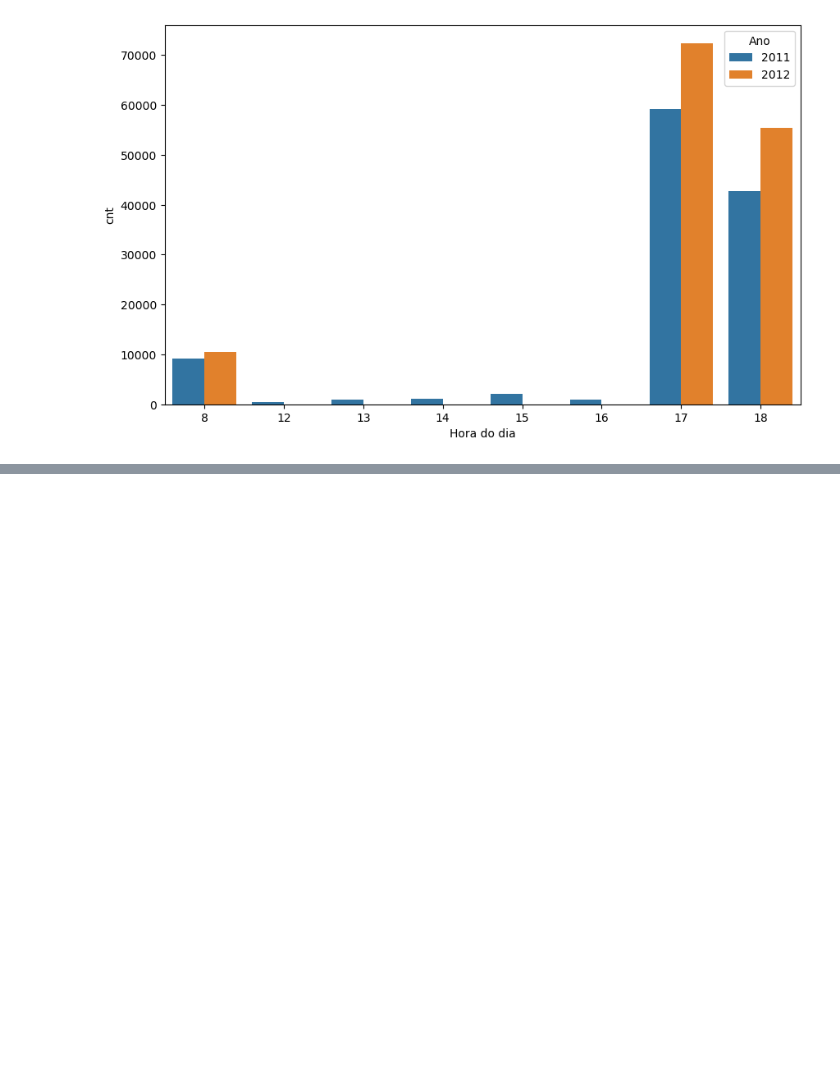
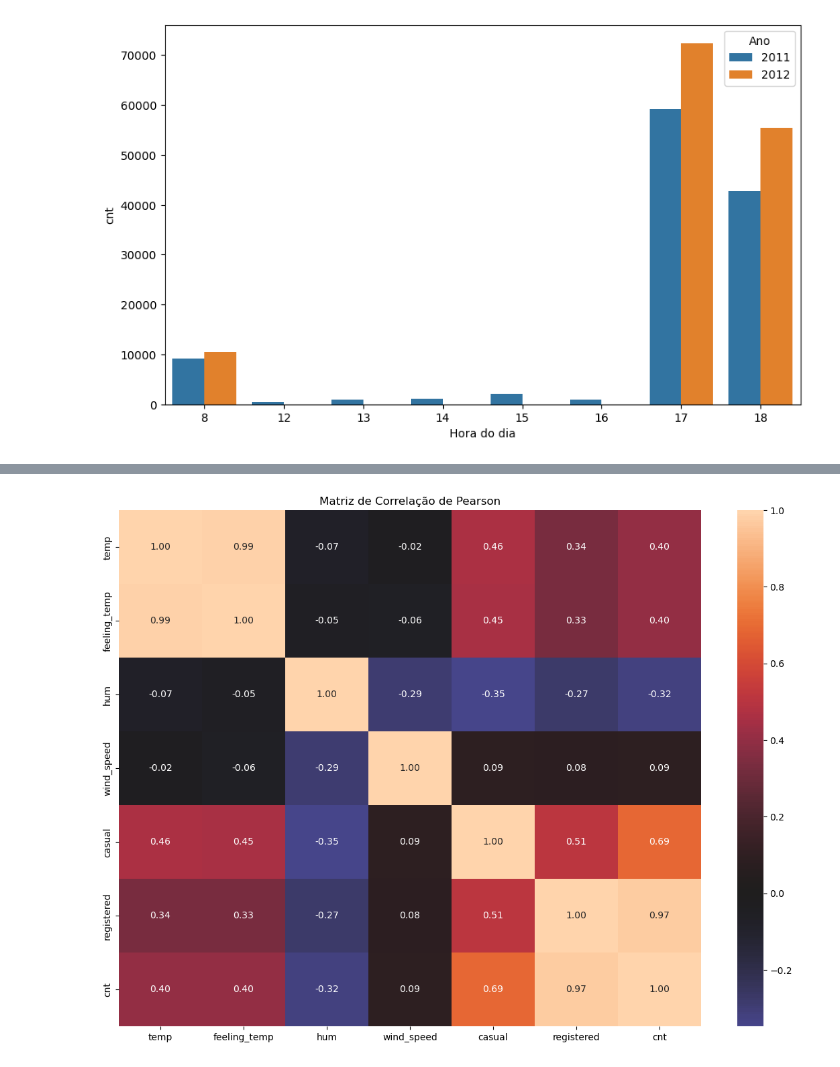
Before and after one commit to igao01/ds_bike_sharing, a Jupyter notebook: notebooks/02_EDA_bike_sharing.ipynb, the cells around one changed output, grey strips where cells are left out. Cells and saved outputs as stored; diff of their text form; code cells hidden in the pictures; blank space fills up the shorter version.

```diff
--- a/notebooks/02_EDA_bike_sharing.ipynb
+++ b/notebooks/02_EDA_bike_sharing.ipynb
@@ -710,0 +790,18 @@ outliers_agg_plot('hour', 'Hora do dia')
+# %%
+NUMERIC_COLUMNS.append(TARGET_COLUMN)
+
+correlation_matrix = df[NUMERIC_COLUMNS].corr(method='pearson')
+
+plt.figure(figsize=(14, 10))
+
+sns.heatmap(
+    correlation_matrix,
+    annot=True,
+    fmt='.2f',
+    center=0
+)
+
+plt.title('Matriz de Correlação de Pearson')
+plt.show()
+# %% [output]
+[figure, added]
```
Also changed, not shown: parts of 25 cells of this notebook, 1 other file.
